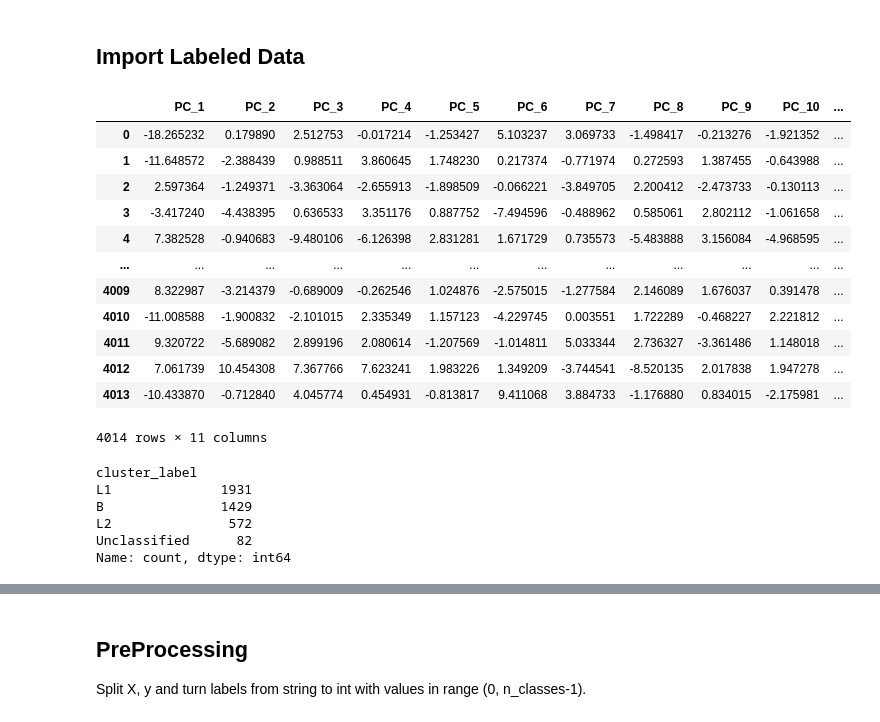
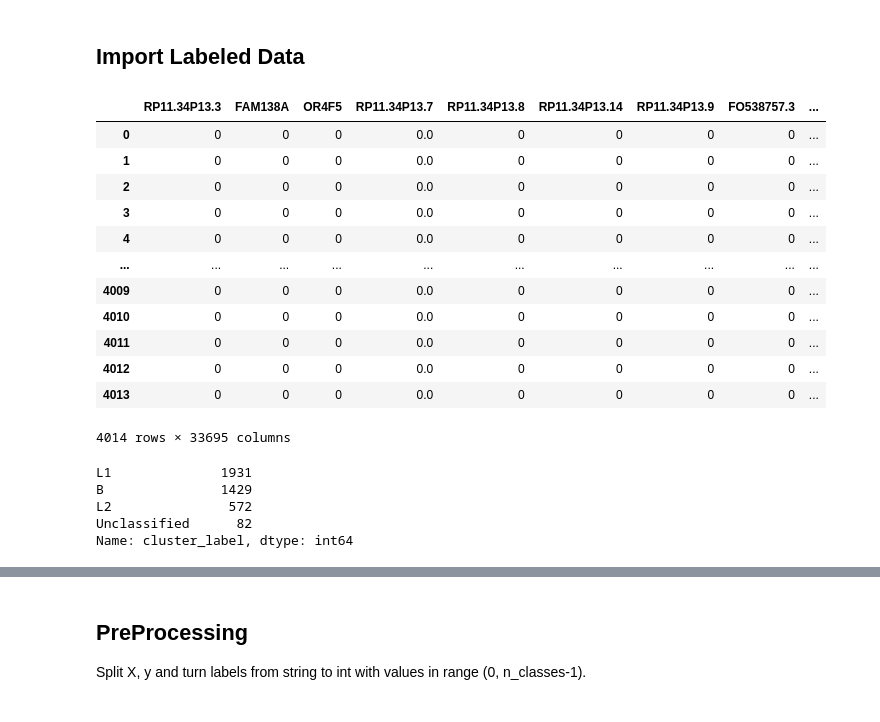
Before and after one commit to daphnetsolissou/scRNAseq-CellTypeClassifier-breast-epithelium, a Jupyter notebook: model_selection_pipeline.ipynb, the cells around one changed output, grey strips where cells are left out. Drawn from its saved outputs; the diff is of its cells as text; code cells hidden in the pictures.

```diff
--- a/model_selection_pipeline.ipynb
+++ b/model_selection_pipeline.ipynb
@@ -18,31 +34,30 @@ DATA_DIR = os.path.join(os.getcwd(), 'data')
 # %% [markdown]
 ## Import Labeled Data
 # %%
-data = pd.read_csv(os.path.join(DATA_DIR, 'ind4_clustering_10PCs.csv'))
+data = pd.read_csv(os.path.join(DATA_DIR, 'ind4_clustering_results.csv.gz'), compression='gzip')
 data
 # %% [output]
-|  | PC_1 | PC_2 | PC_3 | PC_4 | PC_5 | PC_6 | PC_7 | PC_8 | PC_9 | PC_10 | ... |
-| 0 | -18.265232 | 0.179890 | 2.512753 | -0.017214 | -1.253427 | 5.103237 | 3.069733 | -1.498417 | -0.213276 | -1.921352 | ... |
-| 1 | -11.648572 | -2.388439 | 0.988511 | 3.860645 | 1.748230 | 0.217374 | -0.771974 | 0.272593 | 1.387455 | -0.643988 | ... |
-| 2 | 2.597364 | -1.249371 | -3.363064 | -2.655913 | -1.898509 | -0.066221 | -3.849705 | 2.200412 | -2.473733 | -0.130113 | ... |
-| 3 | -3.417240 | -4.438395 | 0.636533 | 3.351176 | 0.887752 | -7.494596 | -0.488962 | 0.585061 | 2.802112 | -1.061658 | ... |
-| 4 | 7.382528 | -0.940683 | -9.480106 | -6.126398 | 2.831281 | 1.671729 | 0.735573 | -5.483888 | 3.156084 | -4.968595 | ... |
-| ... | ... | ... | ... | ... | ... | ... | ... | ... | ... | ... | ... |
-| 4009 | 8.322987 | -3.214379 | -0.689009 | -0.262546 | 1.024876 | -2.575015 | -1.277584 | 2.146089 | 1.676037 | 0.391478 | ... |
-| 4010 | -11.008588 | -1.900832 | -2.101015 | 2.335349 | 1.157123 | -4.229745 | 0.003551 | 1.722289 | -0.468227 | 2.221812 | ... |
-| 4011 | 9.320722 | -5.689082 | 2.899196 | 2.080614 | -1.207569 | -1.014811 | 5.033344 | 2.736327 | -3.361486 | 1.148018 | ... |
-| 4012 | 7.061739 | 10.454308 | 7.367766 | 7.623241 | 1.983226 | 1.349209 | -3.744541 | -8.520135 | 2.017838 | 1.947278 | ... |
-| 4013 | -10.433870 | -0.712840 | 4.045774 | 0.454931 | -0.813817 | 9.411068 | 3.884733 | -1.176880 | 0.834015 | -2.175981 | ... |
+|  | RP11.34P13.3 | FAM138A | OR4F5 | RP11.34P13.7 | RP11.34P13.8 | RP11.34P13.14 | RP11.34P13.9 | FO538757.3 | ... |
+| 0 | 0 | 0 | 0 | 0.0 | 0 | 0 | 0 | 0 | ... |
+| 1 | 0 | 0 | 0 | 0.0 | 0 | 0 | 0 | 0 | ... |
+| 2 | 0 | 0 | 0 | 0.0 | 0 | 0 | 0 | 0 | ... |
+| 3 | 0 | 0 | 0 | 0.0 | 0 | 0 | 0 | 0 | ... |
+| 4 | 0 | 0 | 0 | 0.0 | 0 | 0 | 0 | 0 | ... |
+| ... | ... | ... | ... | ... | ... | ... | ... | ... | ... |
+| 4009 | 0 | 0 | 0 | 0.0 | 0 | 0 | 0 | 0 | ... |
+| 4010 | 0 | 0 | 0 | 0.0 | 0 | 0 | 0 | 0 | ... |
+| 4011 | 0 | 0 | 0 | 0.0 | 0 | 0 | 0 | 0 | ... |
+| 4012 | 0 | 0 | 0 | 0.0 | 0 | 0 | 0 | 0 | ... |
+| 4013 | 0 | 0 | 0 | 0.0 | 0 | 0 | 0 | 0 | ... |
-4014 rows × 11 columns
+4014 rows × 33695 columns
 # %%
 data['cluster_label'].value_counts()
 # %% [output]
-cluster_label
 L1              1931
 B               1429
 L2               572
 Unclassified      82
-Name: count, dtype: int64
+Name: cluster_label, dtype: int64
 # %%
 data.describe()
 # %% [output]
```
Also changed, not shown: parts of 10 cells of this notebook.
